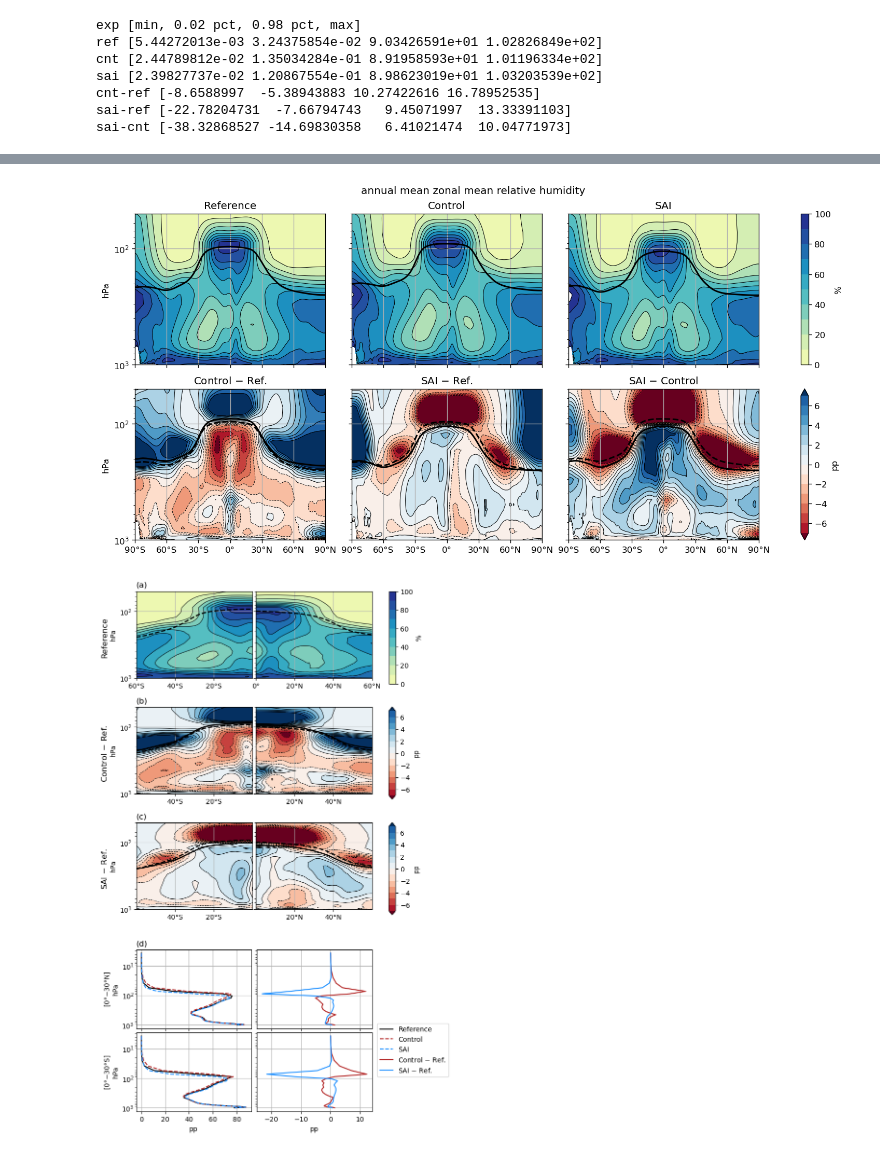
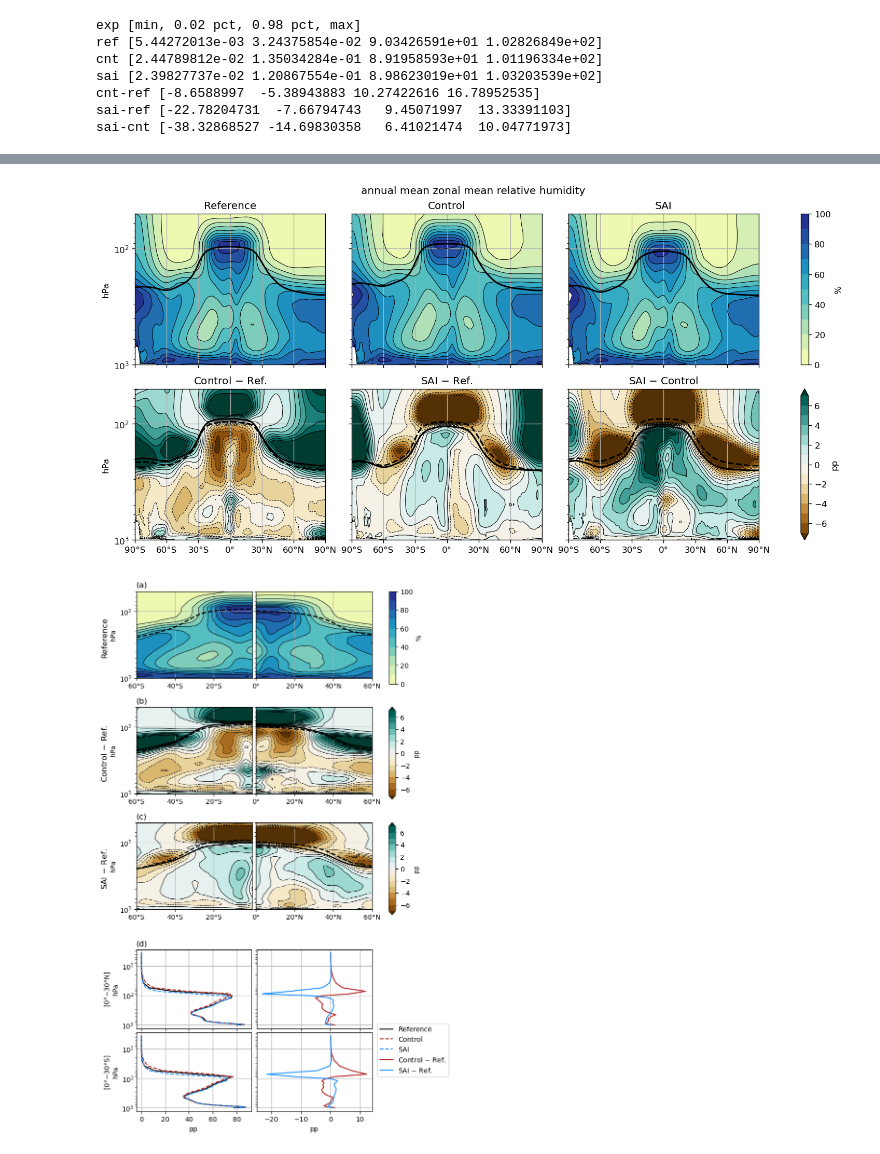
Before and after one commit to JdeJong96/TCs-under-SAI, a Jupyter notebook: analysis/notebooks/RHzm.ipynb, the cells around one changed output, grey strips where cells are left out. Saved outputs shown, nothing was run; the diff lists cells and outputs as text; code cells hidden in the pictures.

```diff
--- a/analysis/notebooks/RHzm.ipynb
+++ b/analysis/notebooks/RHzm.ipynb
@@ -43,7 +43,7 @@ sai-ref [-22.78204731  -7.66794743   9.45071997  13.33391103]
 sai-cnt [-38.32868527 -14.69830358   6.41021474  10.04771973]
 # %%
 cfkwargs_abs = dict(levels=np.arange(0,100.1,10), vmin=-10, vmax=110, extend='neither', cmap='YlGnBu')
-cfkwargs_rel = dict(levels=np.arange(-7,7.1,1), vmin=-8, vmax=8, extend='both', cmap='RdBu')
+cfkwargs_rel = dict(levels=np.arange(-7,7.1,1), vmin=-8, vmax=8, extend='both', cmap='BrBG')
 cbarunit_abs = '%'
 cbarunit_rel = 'pp'
 # %%
@@ -137,7 +137,7 @@ for ax in axs[:,0]:
 fig.suptitle('annual mean '+LONGNAME)
 fig.savefig(f'../figures/{NAME}.annualmean.full.pdf', bbox_inches='tight', transparent=True)
 # %% [output]
-[figure, old version]
+[figure, new version]
 # %%
 data_NH = ds[NAME].sel(month=MONTHS_NH, lat=slice(0,60)).weighted(ds.dpm).mean('month')
 data_SH = ds[NAME].sel(month=MONTHS_SH, lat=slice(-60,0)).weighted(ds.dpm).mean('month')
@@ -173,6 +173,8 @@ for i,mfig, in zip('abc', mapfigs.flatten()):
         ax.set_ylabel('')
         ax.grid()
         ax.set_ylim([50,1000])
+    axl.set_xlim([-60,0])
+    axr.set_xlim([0,60])
     axl.set_xticks([-60,-40,-20], labels=['60°S','40°S','20°S'])
     axr.set_xticks([0,20,40,60], labels=['0°','20°N','40°N','60°N'])
     axl.invert_yaxis()
@@ -209,34 +211,34 @@ zmfig.axes[2].plot(coldata_SH.sel(exp='ref'), coldata_SH.plev/100, c='k', label=
 zmfig.axes[2].plot(coldata_SH.sel(exp='cnt'), coldata_SH.plev/100, c='firebrick', ls='--', label='Control')
 zmfig.axes[2].plot(coldata_SH.sel(exp='sai'), coldata_SH.plev/100, c='dodgerblue', ls='--', label='SAI')
 
 zmfig.axes[3].plot(coldata_SH.sel(exp='cnt-ref'), coldata_SH.plev/100, c='firebrick', label='Control $-$ Ref.')
 zmfig.axes[3].plot(coldata_SH.sel(exp='sai-ref'), coldata_SH.plev/100, c='dodgerblue', label='SAI $-$ Ref.')
 
 han1, lab1 = zmfig.axes[0].get_legend_handles_labels()
 han2, lab2 = zmfig.axes[1].get_legend_handles_labels()
 zmfig.legend(han1+han2, lab1+lab2, loc=(0.84,0.35))
 
 axs[0,0].invert_yaxis()
 axs[0,0].set_yscale('log')
 
 
 zmfig.axes[0].set_title('(d)', loc='left')
 zmfig.axes[0].set_xlabel('')
 zmfig.axes[0].set_ylabel(r'[0°$-$30°N]'+'\nhPa')
 zmfig.axes[1].set_xlabel('')
 zmfig.axes[2].set_xlabel(cbarunit_rel)
 zmfig.axes[2].set_ylabel(r'[0°$-$30°S]'+'\nhPa')
 zmfig.axes[3].set_xlabel(cbarunit_rel)
 
 for ax in zmfig.axes:
     ax.yaxis.set_tick_params(length=0)
     # ax.set_title('')
     # ax.set_ylabel('')
     ax.grid()
 
 fig.savefig(f'../figures/{NAME}.TCseason.pdf', transparent=True, bbox_inches='tight')
 # %% [output]
-[figure, old version]
+[figure, new version]
 # %%
 data = ds[NAME]
 
```
Also changed, not shown: parts of 2 cells of this notebook, 4 other files.
